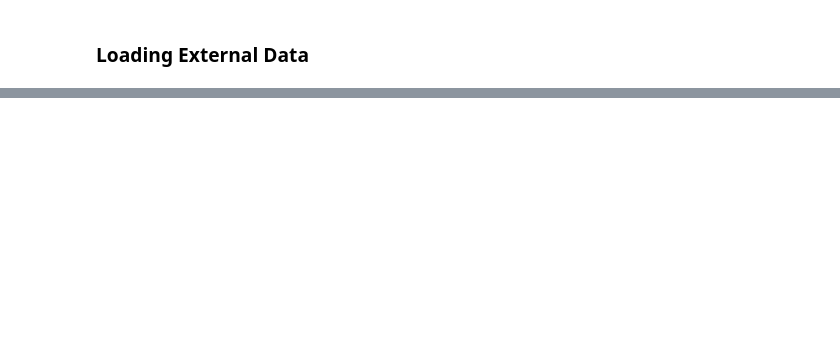
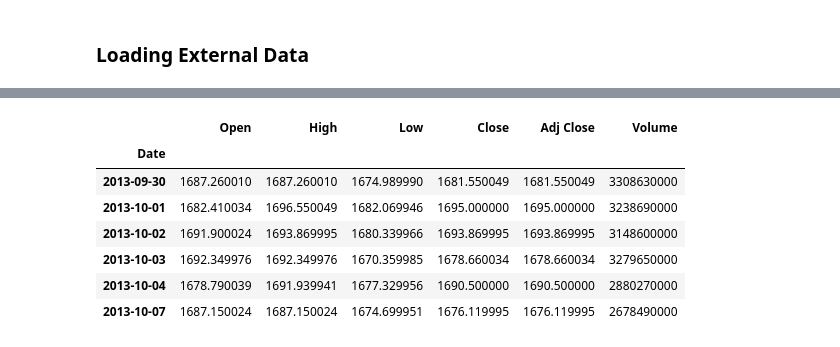
Before and after one commit to onionmccabbage/pythonThuFri2026, a Jupyter notebook: lesson2.ipynb, the cells around one changed output, grey strips where cells are left out. Saved outputs shown, nothing was run; the diff lists cells and outputs as text; code cells hidden in the pictures; blank space fills up the shorter version.

```diff
--- a/lesson2.ipynb
+++ b/lesson2.ipynb
@@ -113,0 +150,12 @@ memory usage: 78.0 KB
+# %%
+# the ONE exception is loc, which DOES include start:stop
+sp500.loc['20130930':'20131007'] # loc will locate, using the index
+# %% [output]
+|  | Open | High | Low | Close | Adj Close | Volume |
+| Date |  |  |  |  |  |  |
+| 2013-09-30 | 1687.260010 | 1687.260010 | 1674.989990 | 1681.550049 | 1681.550049 | 3308630000 |
+| 2013-10-01 | 1682.410034 | 1696.550049 | 1682.069946 | 1695.000000 | 1695.000000 | 3238690000 |
+| 2013-10-02 | 1691.900024 | 1693.869995 | 1680.339966 | 1693.869995 | 1693.869995 | 3148600000 |
+| 2013-10-03 | 1692.349976 | 1692.349976 | 1670.359985 | 1678.660034 | 1678.660034 | 3279650000 |
+| 2013-10-04 | 1678.790039 | 1691.939941 | 1677.329956 | 1690.500000 | 1690.500000 | 2880270000 |
+| 2013-10-07 | 1687.150024 | 1687.150024 | 1674.699951 | 1676.119995 | 1676.119995 | 2678490000 |
```
Also changed, not shown: parts of 10 cells of this notebook, 2 other files.
